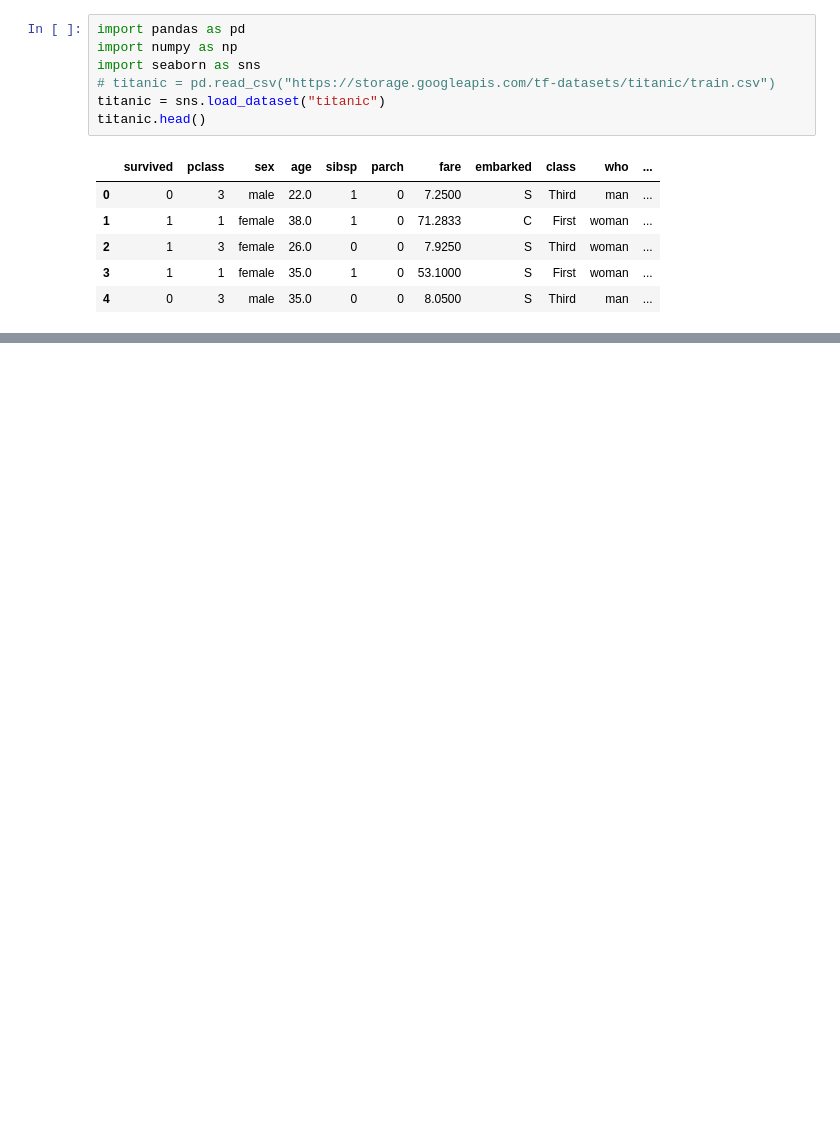
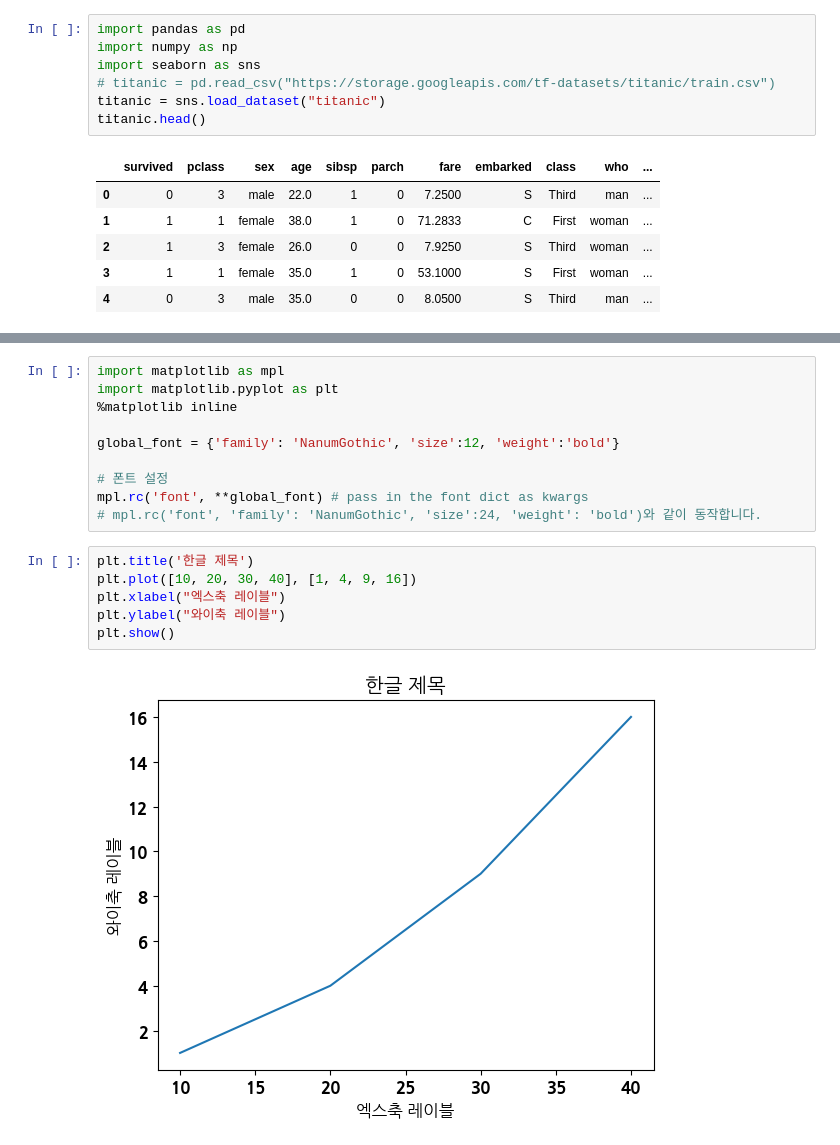
Before and after one commit to DeerWeak/pythonbasic, a Jupyter notebook: 230126python.ipynb, the cells around one changed output, grey strips where cells are left out. Cells and saved outputs as stored; diff of their text form; blank space fills up the shorter version.

Commit message:
32nd commit: plot

```diff
--- a/230126python.ipynb
+++ b/230126python.ipynb
@@ -37,0 +73,18 @@ titanic.head(10)
+# %%
+import matplotlib as mpl
+import matplotlib.pyplot as plt
+%matplotlib inline
+
+global_font = {'family': 'NanumGothic', 'size':12, 'weight':'bold'}
+
+# 폰트 설정
+mpl.rc('font', **global_font) # pass in the font dict as kwargs
+# mpl.rc('font', 'family': 'NanumGothic', 'size':24, 'weight': 'bold')와 같이 동작합니다.
+# %%
+plt.title('한글 제목')
+plt.plot([10, 20, 30, 40], [1, 4, 9, 16])
+plt.xlabel("엑스축 레이블")
+plt.ylabel("와이축 레이블")
+plt.show()
+# %% [output]
+[figure, added]
```
Also changed, not shown: parts of 113 cells of this notebook, 8 other files.
